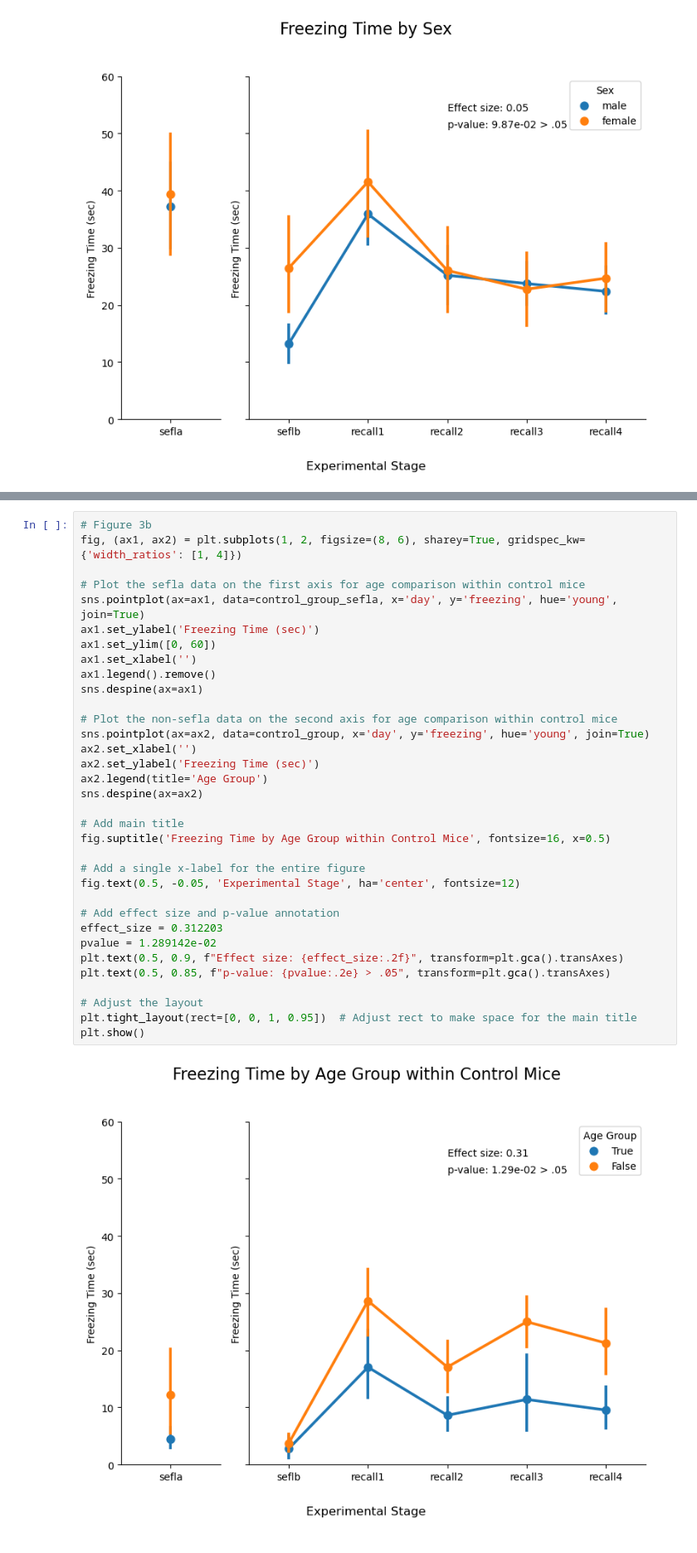
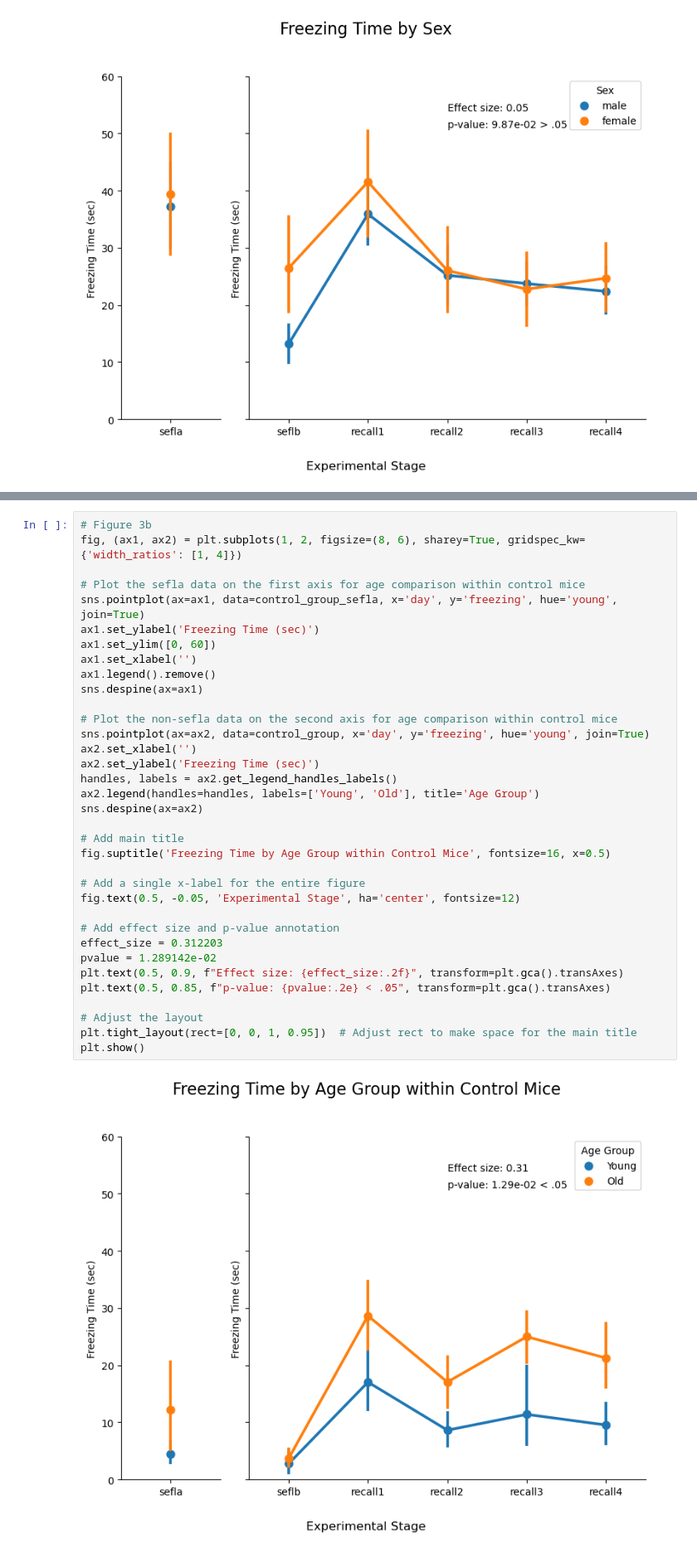
Before and after one commit to GergelyTuri/els_project, a Jupyter notebook: notebooks/novak_analyses/figures.ipynb, the cells around one changed output, grey strips where cells are left out. Shown at 83% size. Drawn from its saved outputs; the diff is of its cells as text.

```diff
--- a/notebooks/novak_analyses/figures.ipynb
+++ b/notebooks/novak_analyses/figures.ipynb
@@ -242,33 +252,34 @@ fig, (ax1, ax2) = plt.subplots(1, 2, figsize=(8, 6), sharey=True, gridspec_kw={'
 
 # Plot the sefla data on the first axis for age comparison within control mice
 sns.pointplot(ax=ax1, data=control_group_sefla, x='day', y='freezing', hue='young', join=True)
 ax1.set_ylabel('Freezing Time (sec)')
 ax1.set_ylim([0, 60])
 ax1.set_xlabel('')
 ax1.legend().remove()
 sns.despine(ax=ax1)
 
 # Plot the non-sefla data on the second axis for age comparison within control mice
 sns.pointplot(ax=ax2, data=control_group, x='day', y='freezing', hue='young', join=True)
 ax2.set_xlabel('')
 ax2.set_ylabel('Freezing Time (sec)')
-ax2.legend(title='Age Group')
+handles, labels = ax2.get_legend_handles_labels()
+ax2.legend(handles=handles, labels=['Young', 'Old'], title='Age Group')
 sns.despine(ax=ax2)
 
 # Add main title
 fig.suptitle('Freezing Time by Age Group within Control Mice', fontsize=16, x=0.5)
 
 # Add a single x-label for the entire figure
 fig.text(0.5, -0.05, 'Experimental Stage', ha='center', fontsize=12)
 
 # Add effect size and p-value annotation
 effect_size = 0.312203
 pvalue = 1.289142e-02
 plt.text(0.5, 0.9, f"Effect size: {effect_size:.2f}", transform=plt.gca().transAxes)
-plt.text(0.5, 0.85, f"p-value: {pvalue:.2e} > .05", transform=plt.gca().transAxes)
+plt.text(0.5, 0.85, f"p-value: {pvalue:.2e} < .05", transform=plt.gca().transAxes)
 
 # Adjust the layout
 plt.tight_layout(rect=[0, 0, 1, 0.95])  # Adjust rect to make space for the main title
 plt.show()
 # %% [output]
-[figure, old version]
+[figure, new version]
```
Also changed, not shown: parts of 8 cells of this notebook, 1 other file.
